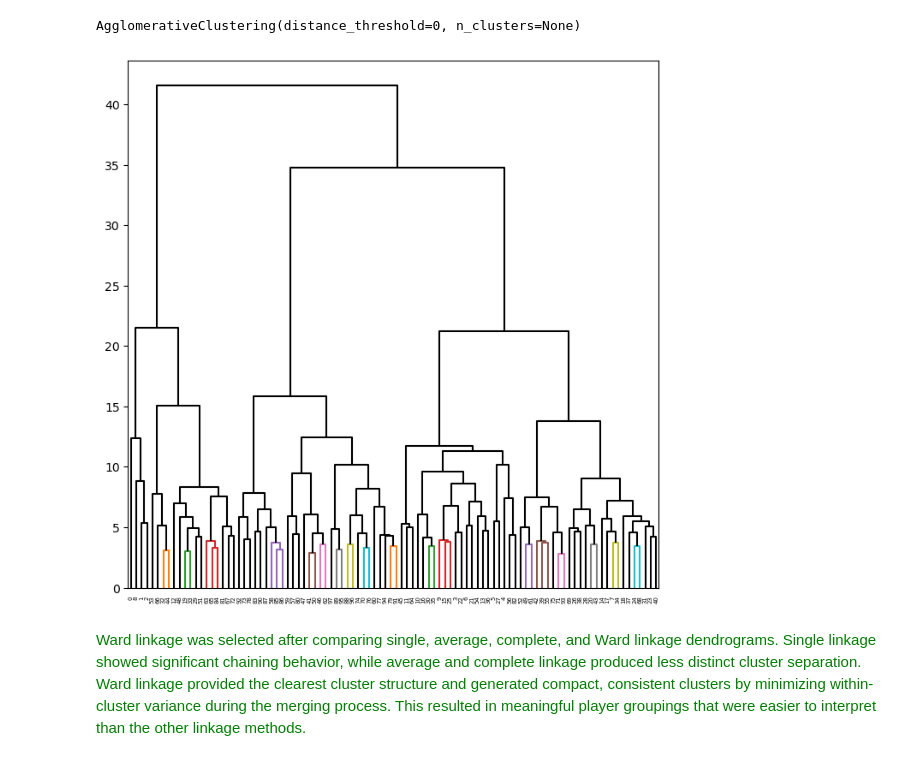
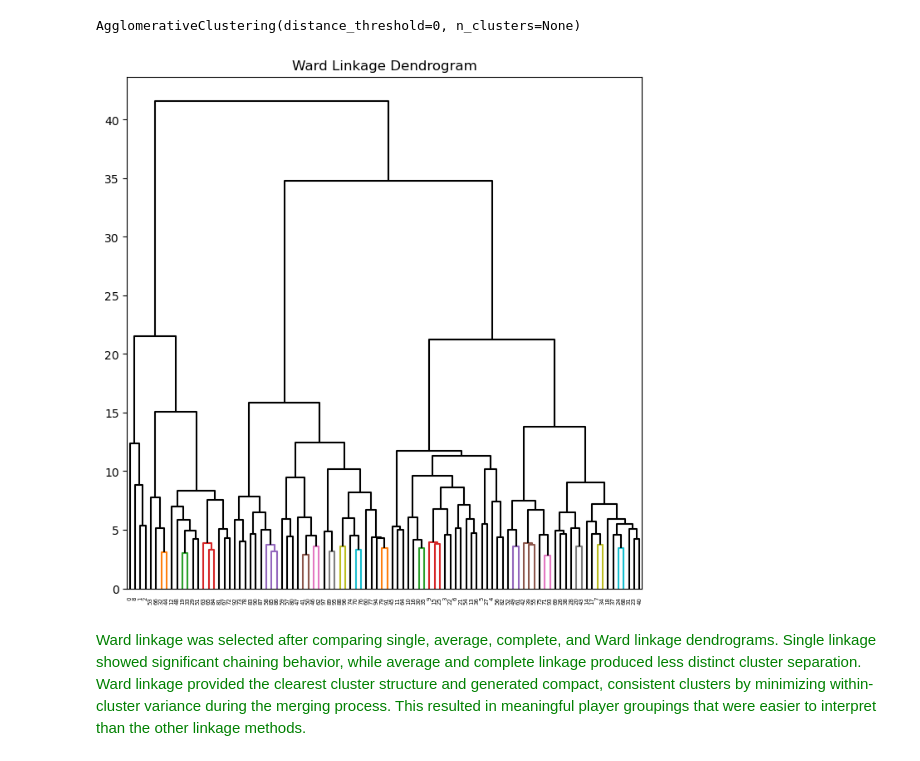
Before and after one commit to dantngn98/hltv_players_unsupervised_learning, a Jupyter notebook: notebooks/Hierarchical_clustering.ipynb, the cells around one changed output. Cells and saved outputs as stored; diff of their text form; code cells hidden in the pictures.

```diff
--- a/notebooks/Hierarchical_clustering.ipynb
+++ b/notebooks/Hierarchical_clustering.ipynb
@@ -118,14 +118,15 @@ AgglomerativeClustering(distance_threshold=0, n_clusters=None)
 # %%
 # Ward Linkage
 linkage_ward = compute_linkage(hc_ward)
 
 fig, ax = plt.subplots(1, 1, figsize=(8, 8))
+plt.title("Ward Linkage Dendrogram")
 dendrogram(linkage_ward,
            ax=ax,
            color_threshold=4,
            above_threshold_color='black');
 # %% [output]
-[figure, old version]
+[figure, new version]
 # %% [markdown]
 <span style="color:green"> Ward linkage was selected after comparing single, average, complete, and Ward linkage dendrograms. Single linkage showed significant chaining behavior, while average and complete linkage produced less distinct cluster separation. Ward linkage provided the clearest cluster structure and generated compact, consistent clusters by minimizing within-cluster variance during the merging process. This resulted in meaningful player groupings that were easier to interpret than the other linkage methods. </span>
 # %% [markdown]
```
Also changed, not shown: parts of 13 cells of this notebook, 6 other files.
